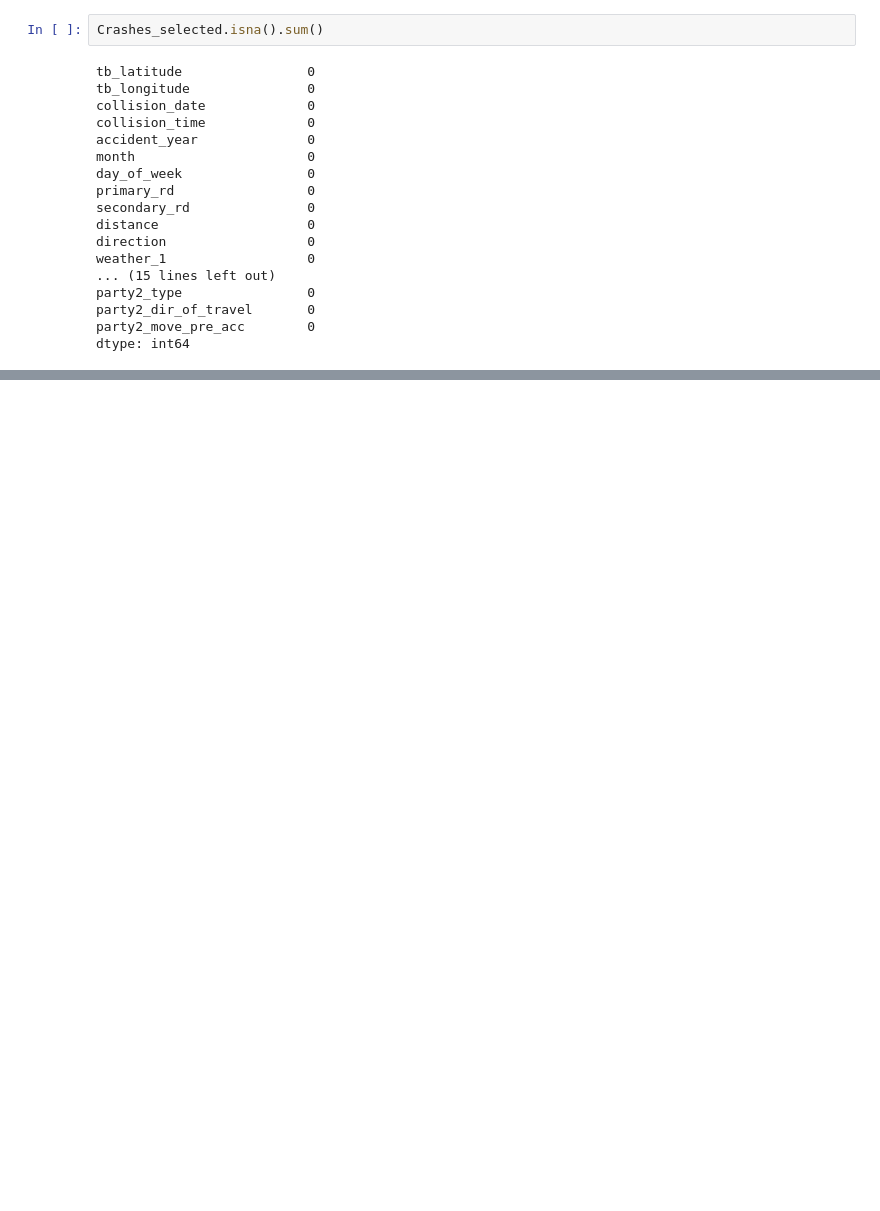
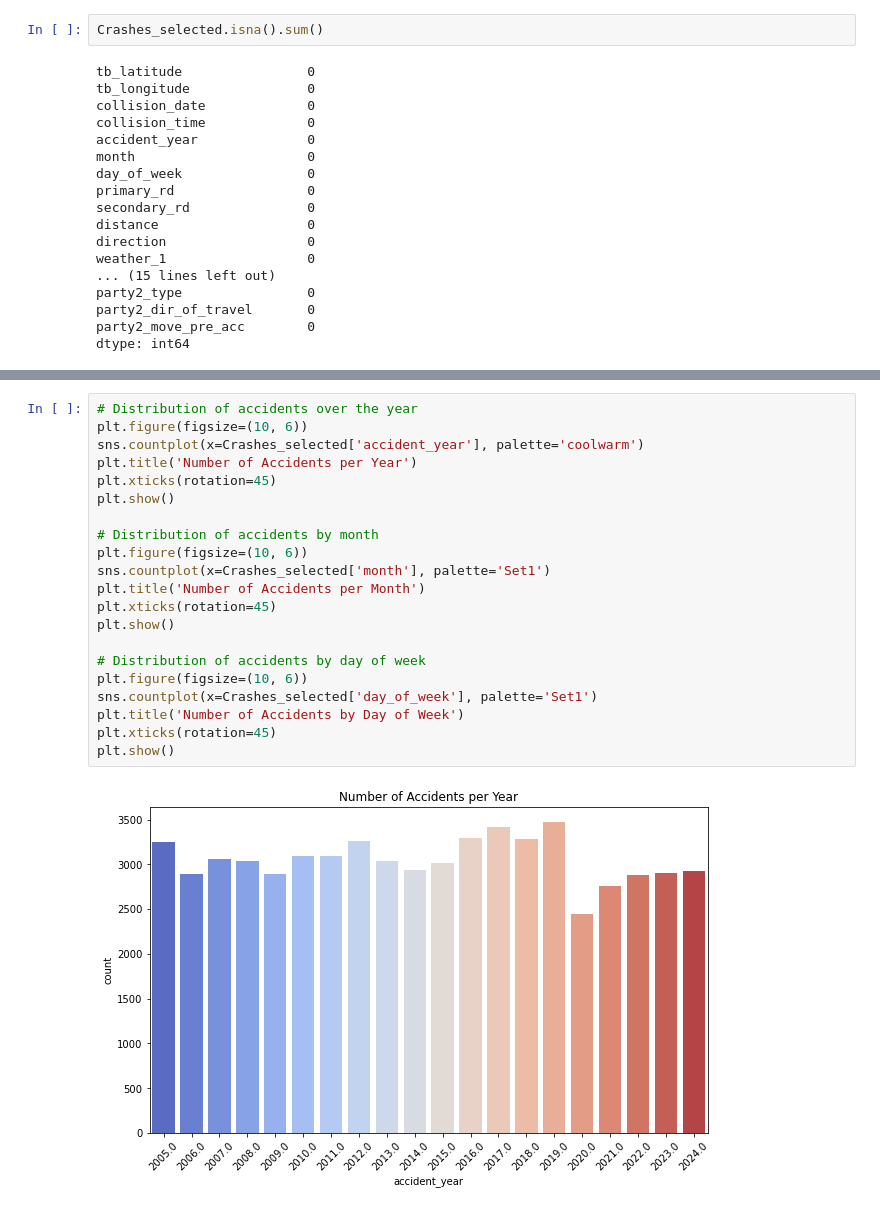
Before and after one commit to JmercyA/CAPSTONE-PROJECT-GROUP-3, a Jupyter notebook: notebooks/IndexM.ipynb, the cells around one changed output, grey strips where cells are left out. Cells and saved outputs as stored; diff of their text form; blank space fills up the shorter version.

```diff
--- a/notebooks/IndexM.ipynb
+++ b/notebooks/IndexM.ipynb
@@ -229,0 +342,23 @@ dtype: float64
+# %%
+# Distribution of accidents over the year
+plt.figure(figsize=(10, 6))
+sns.countplot(x=Crashes_selected['accident_year'], palette='coolwarm')
+plt.title('Number of Accidents per Year')
+plt.xticks(rotation=45)
+plt.show()
+
+# Distribution of accidents by month
+plt.figure(figsize=(10, 6))
+sns.countplot(x=Crashes_selected['month'], palette='Set1')
+plt.title('Number of Accidents per Month')
+plt.xticks(rotation=45)
+plt.show()
+
+# Distribution of accidents by day of week
+plt.figure(figsize=(10, 6))
+sns.countplot(x=Crashes_selected['day_of_week'], palette='Set1')
+plt.title('Number of Accidents by Day of Week')
+plt.xticks(rotation=45)
+plt.show()
+# %% [output]
+[figure, added]
```
Also changed, not shown: parts of 25 cells of this notebook.
